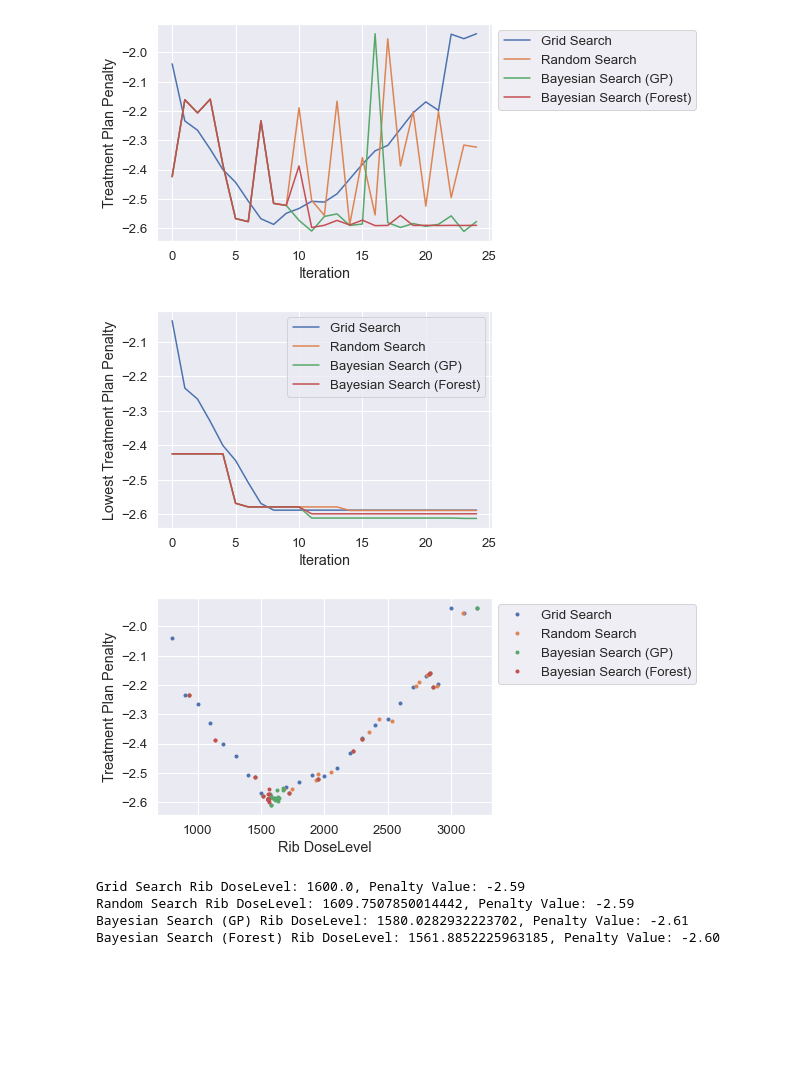
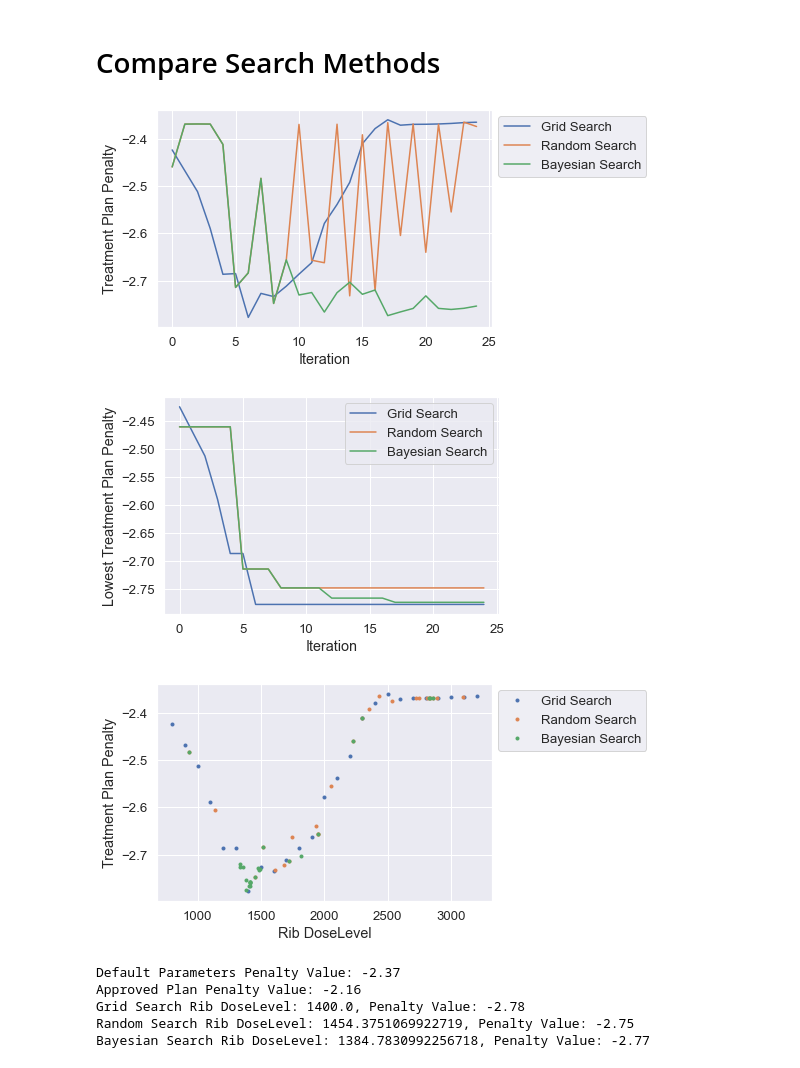
Before and after one commit to kels271828/RayBay, a Jupyter notebook: results/patient1/toy_problem.ipynb, the cells around one changed output. Cells and saved outputs as stored; diff of their text form; code cells hidden in the pictures; blank space fills up the shorter version.

Commit message:
adding sampling results

```diff
--- a/results/patient1/toy_problem.ipynb
+++ b/results/patient1/toy_problem.ipynb
@@ -98,9 +114,10 @@ plots.corrplot(goals[1:], results_grid, funcs, pars_grid, 'Goal and Parameter Co
 # %%
-# Compute penalty values for grid search
-fun_grid = 0
-x_grid, _ = plots.format_data(funcs, pars_grid, 'pars')
-x_grid = x_grid[0].values
-ydata, _ = plots.format_data(goals[1:], results_grid, 'goals')
-for ii in range(len(ydata)):
-    level = goals.iloc[ii+1]['AcceptanceLevel']
-    fun_grid += (ydata[ii] - level)/level
+def linear_penalty(funcs, pars, goals, results):
+    func_vals = 0
+    x_grid, _ = plots.format_data(funcs, pars, 'pars')
+    x_grid = x_grid[0].values
+    ydata, _ = plots.format_data(goals[1:], results, 'goals')
+    for ii in range(len(ydata)):
+        level = goals.iloc[ii+1]['AcceptanceLevel']
+        func_vals += (ydata[ii] - level)/level
+    return func_vals
@@ -106,0 +161,10 @@ for ii in range(len(ydata)):
+# %%
+fun_grid = linear_penalty(funcs, pars_grid, goals, results_grid)
+par_vals = pars_grid[pars_grid['Term'] == 6]
+par_vals = par_vals
+dose = par_vals['DoseLevel']
+corr = np.corrcoef(dose, fun_grid)[0, 1]
+plt.plot(dose, fun_grid, '.')
+plt.xlabel('Rib DoseLevel')
+plt.ylabel('Penalty')
+plt.title(f'Corr: {corr:.2f}')
@@ -107,39 +187,38 @@ for ii in range(len(ydata)):
+# %% [markdown]
+# Compare Search Methods
 # %%
 # Compare convergence of optimization methods
 plt.plot(fun_grid)
 plt.plot(fun_rand)
-plt.plot(fun_gp)
-plt.plot(fun_forest)
+plt.plot(fun_bayes)
 plt.xlabel('Iteration')
 plt.ylabel('Treatment Plan Penalty')
-plt.legend(['Grid Search', 'Random Search', 'Bayesian Search (GP)', 'Bayesian Search (Forest)'],
+plt.legend(['Grid Search', 'Random Search', 'Bayesian Search'],
            bbox_to_anchor=(1, 1));
 # %% [output]
-[figure, old version]
+[figure, new version]
 # %%
 # Compare convergence of optimization methods
 plt.plot(np.minimum.accumulate(fun_grid))
 plt.plot(np.minimum.accumulate(fun_rand))
-plt.plot(np.minimum.accumulate(fun_gp))
-plt.plot(np.minimum.accumulate(fun_forest))
+plt.plot(np.minimum.accumulate(fun_bayes))
 plt.xlabel('Iteration')
 plt.ylabel('Lowest Treatment Plan Penalty')
-plt.legend(['Grid Search', 'Random Search', 'Bayesian Search (GP)', 'Bayesian Search (Forest)'],
+plt.legend(['Grid Search', 'Random Search', 'Bayesian Search'],
            bbox_to_anchor=(1, 1));
 # %% [output]
-[figure, old version]
+[figure, new version]
 # %%
 # Compare penalty value results
 plt.plot(x_grid, fun_grid, '.')
 plt.plot(x_rand, fun_rand, '.')
-plt.plot(x_gp, fun_gp, '.')
-plt.plot(x_forest, fun_forest, '.')
+plt.plot(x_gp, fun_bayes, '.')
 plt.xlabel('Rib DoseLevel')
 plt.ylabel('Treatment Plan Penalty')
-plt.legend(['Grid Search', 'Random Search', 'Bayesian Search (GP)', 'Bayesian Search (Forest)'],
+plt.legend(['Grid Search', 'Random Search', 'Bayesian Search'],
            bbox_to_anchor=(1, 1));
 # %% [output]
-[figure, old version]
+[figure, new version]
 # %%
 # Compare optimal penalty values
 
@@ -147,12 +226,14 @@ def print_opt(x, fun, method):
     idx = np.argmin(fun)
     print(f'{method} Rib DoseLevel: {x[idx]}, Penalty Value: {fun[idx]:.2f}')
 
+print(f'Default Parameters Penalty Value: {fun_sample[0]:.2f}')
+print(f'Approved Plan Penalty Value: {linear_penalty(funcs, pars_sample, goals, results_approved)[0]:.2f}')
 print_opt(x_grid, fun_grid, 'Grid Search')
 print_opt(x_rand, fun_rand, 'Random Search')
-print_opt(x_gp, fun_gp, 'Bayesian Search (GP)')
-print_opt(x_forest, fun_forest, 'Bayesian Search (Forest)')
+print_opt(x_gp, fun_gp, 'Bayesian Search')
 # %% [output]
-Grid Search Rib DoseLevel: 1600.0, Penalty Value: -2.59
-Random Search Rib DoseLevel: 1609.7507850014442, Penalty Value: -2.59
-Bayesian Search (GP) Rib DoseLevel: 1580.0282932223702, Penalty Value: -2.61
-Bayesian Search (Forest) Rib DoseLevel: 1561.8852225963185, Penalty Value: -2.60
+Default Parameters Penalty Value: -2.37
+Approved Plan Penalty Value: -2.16
+Grid Search Rib DoseLevel: 1400.0, Penalty Value: -2.78
+Random Search Rib DoseLevel: 1454.3751069922719, Penalty Value: -2.75
+Bayesian Search Rib DoseLevel: 1384.7830992256718, Penalty Value: -2.77
```
Also changed, not shown: parts of 19 cells of this notebook, 6 other files.
